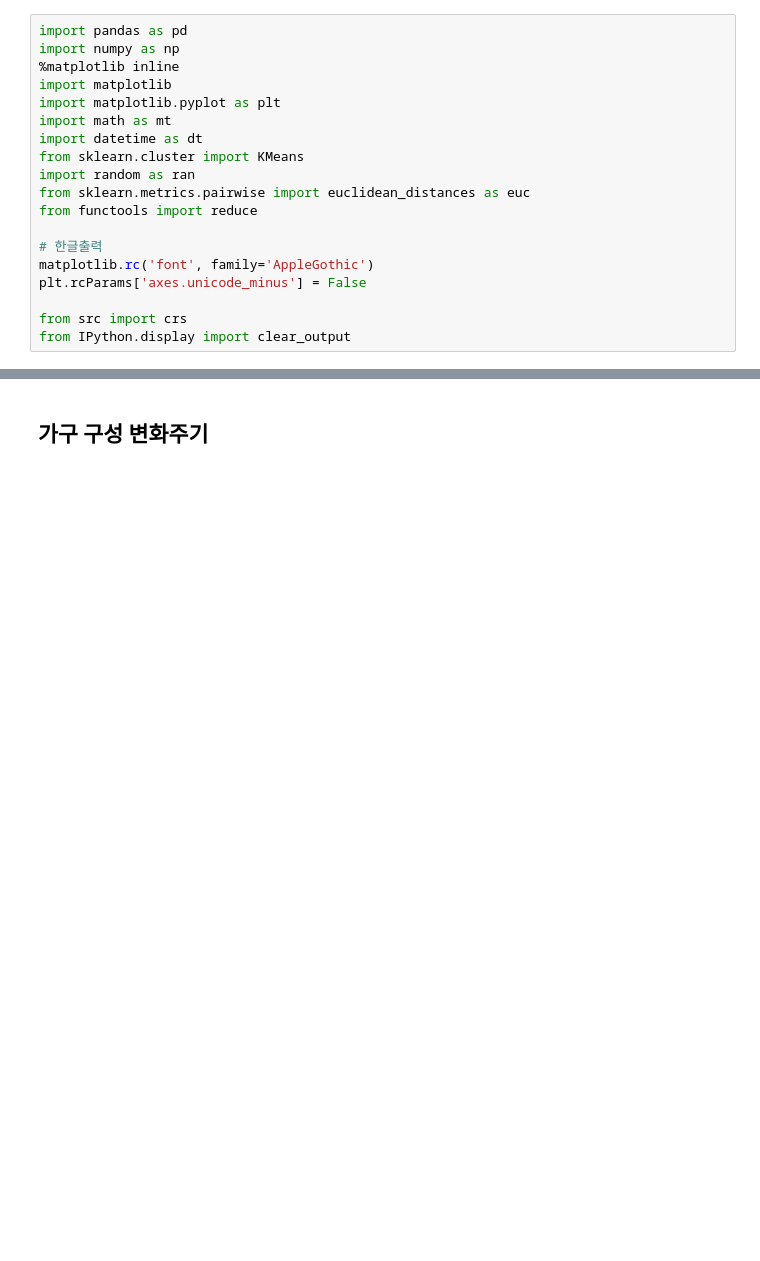
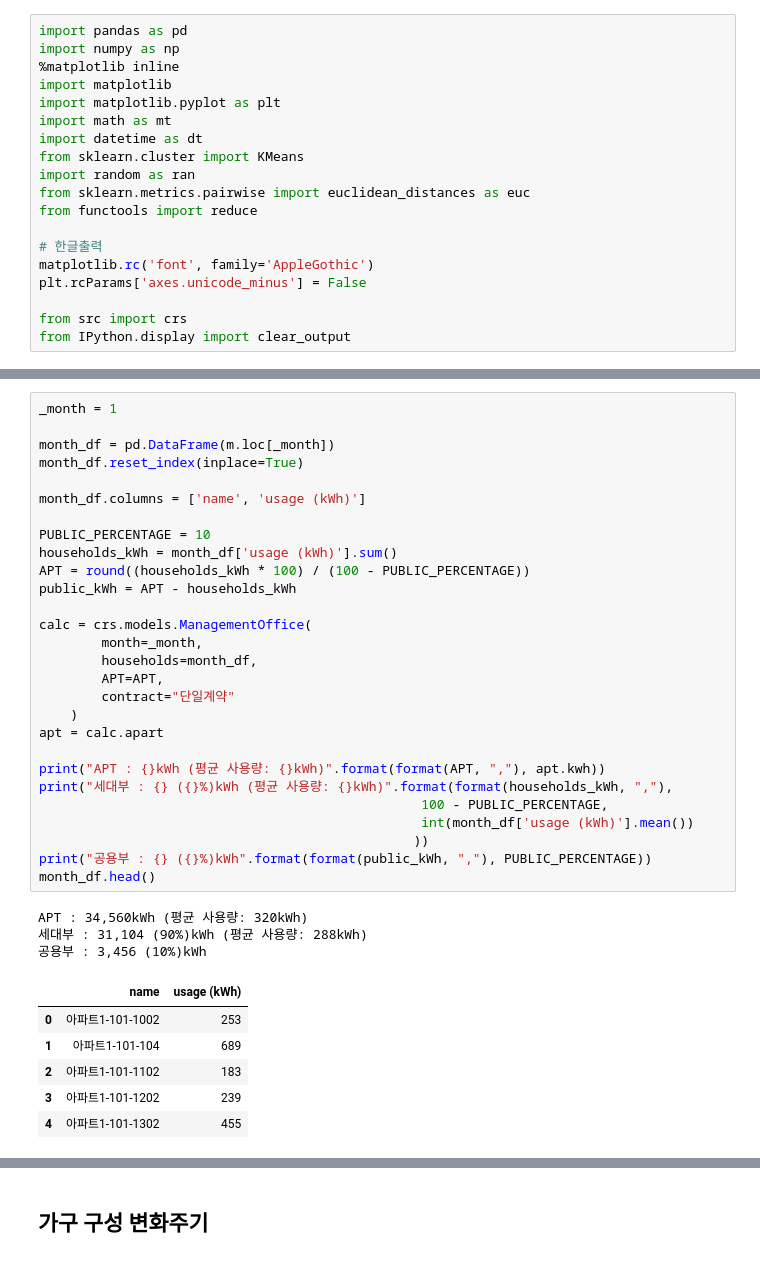
Before and after one commit to formegusto/what-is-public-fee, a Jupyter notebook: 공동설비사용요금은 어떻게 구성되는가?.ipynb, the cells around one changed output, grey strips where cells are left out. Cells and saved outputs as stored; diff of their text form; blank space fills up the shorter version.

```diff
--- a/공동설비사용요금은 어떻게 구성되는가?.ipynb
+++ b/공동설비사용요금은 어떻게 구성되는가?.ipynb
@@ -50,0 +51,38 @@ m.head()
+# %%
+_month = 1
+
+month_df = pd.DataFrame(m.loc[_month])
+month_df.reset_index(inplace=True)
+
+month_df.columns = ['name', 'usage (kWh)']
+
+PUBLIC_PERCENTAGE = 10
+households_kWh = month_df['usage (kWh)'].sum()
+APT = round((households_kWh * 100) / (100 - PUBLIC_PERCENTAGE))
+public_kWh = APT - households_kWh
+
+calc = crs.models.ManagementOffice(
+        month=_month,
+        households=month_df,
+        APT=APT,
+        contract="단일계약"
+    )
+apt = calc.apart
+
+print("APT : {}kWh (평균 사용량: {}kWh)".format(format(APT, ","), apt.kwh))
+print("세대부 : {} ({}%)kWh (평균 사용량: {}kWh)".format(format(households_kWh, ","),
+                                                 100 - PUBLIC_PERCENTAGE,
+                                                 int(month_df['usage (kWh)'].mean())
+                                                ))
+print("공용부 : {} ({}%)kWh".format(format(public_kWh, ","), PUBLIC_PERCENTAGE))
+month_df.head()
+# %% [output]
+APT : 34,560kWh (평균 사용량: 320kWh)
+세대부 : 31,104 (90%)kWh (평균 사용량: 288kWh)
+공용부 : 3,456 (10%)kWh
+|  | name | usage (kWh) |
+| 0 | 아파트1-101-1002 | 253 |
+| 1 | 아파트1-101-104 | 689 |
+| 2 | 아파트1-101-1102 | 183 |
+| 3 | 아파트1-101-1202 | 239 |
+| 4 | 아파트1-101-1302 | 455 |
```
Also changed, not shown: parts of 14 cells of this notebook, 6 other files.
